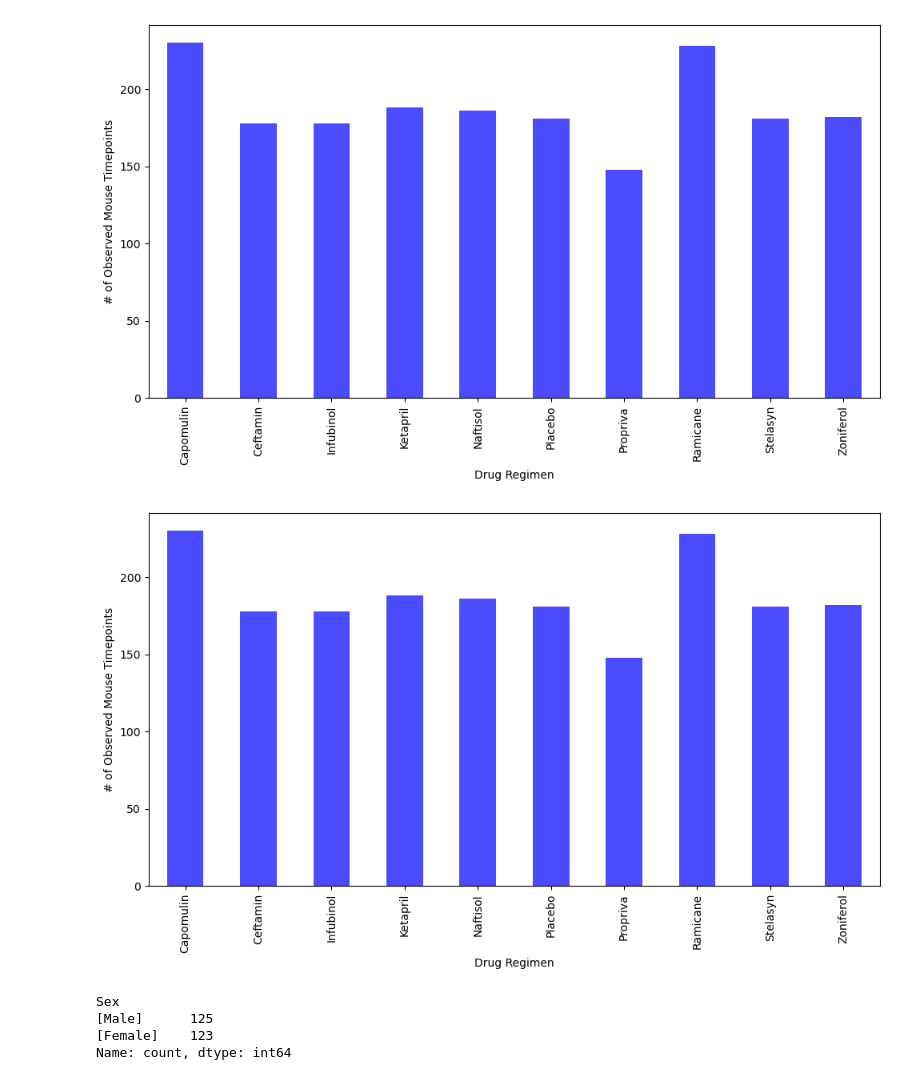
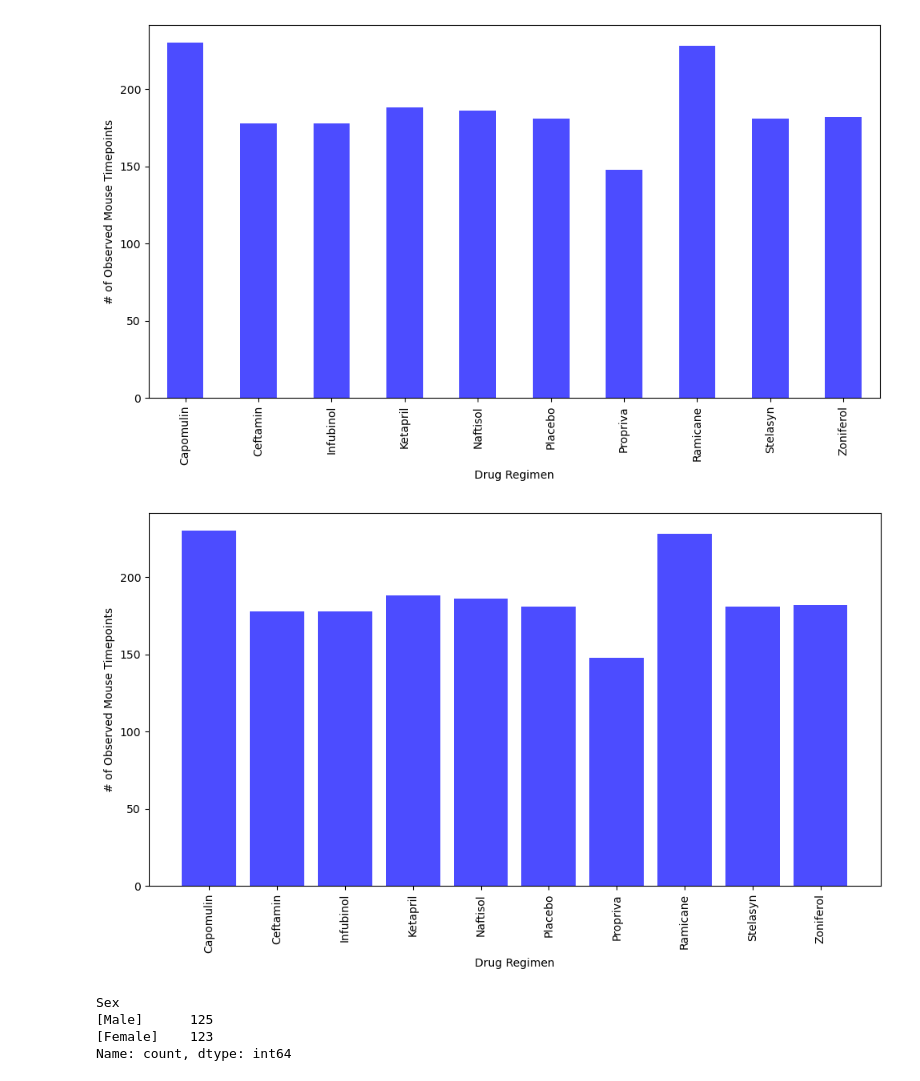
Before and after one commit to Kwessler93/Matplotlib-Challenge, a Jupyter notebook: pymaceuticals_starter.ipynb, the cells around one changed output. Cells and saved outputs as stored; diff of their text form; code cells hidden in the pictures.

```diff
--- a/pymaceuticals_starter.ipynb
+++ b/pymaceuticals_starter.ipynb
@@ -153,17 +153,18 @@ plt.show()
 # %%
 # Generate a bar plot showing the total number of rows (Mouse ID/Timepoints) for each drug regimen using pyplot.
 
 
-Regimen_Timpoints.plot(kind='bar', figsize=(10, 6), color='blue', alpha=0.7)
+plt.figure(figsize=(10, 6))
+plt.bar(Regimen_Timpoints.index, Regimen_Timpoints, color='blue', alpha=0.7, align='center')
 
 plt.xlabel("Drug Regimen")
 plt.ylabel("# of Observed Mouse Timepoints")
 plt.xticks(rotation=90)
 
 plt.tight_layout()
 plt.show()
 # %% [output]
-[figure, old version]
+[figure, new version]
 # %%
 # Generate a pie chart, using Pandas, showing the distribution of unique female versus male mice used in the study
 
```
Also changed, not shown: parts of 2 cells of this notebook.
